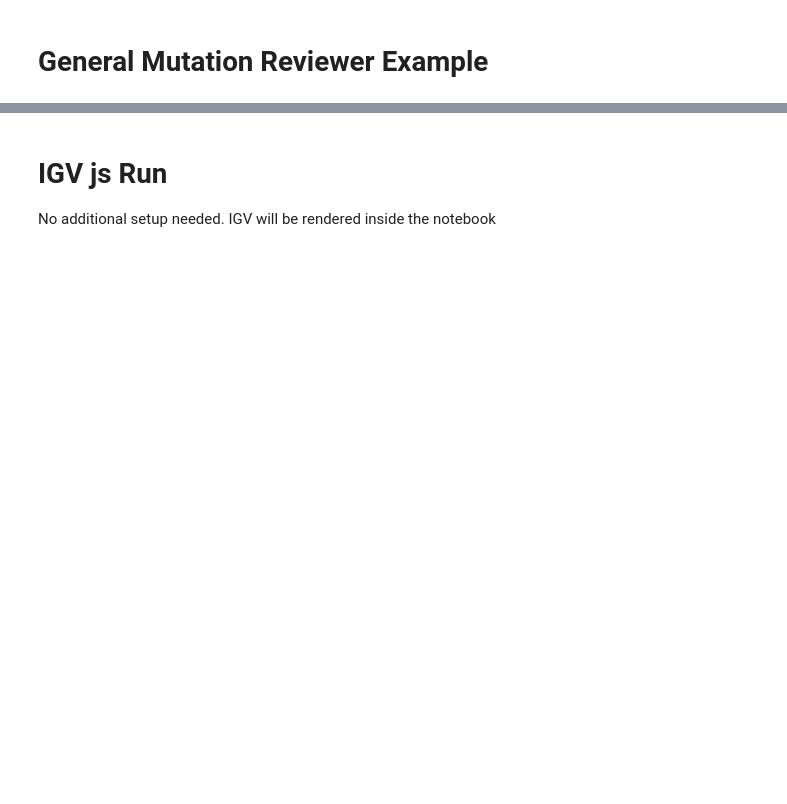
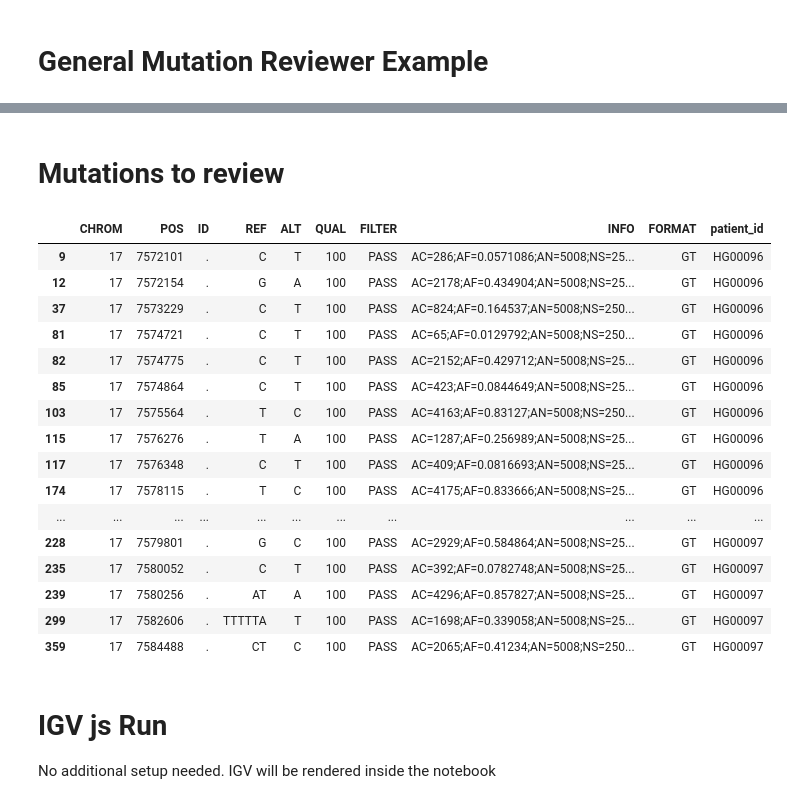
Before and after one commit to getzlab/MutationReviewer, a Jupyter notebook: example_notebooks/Generalized_local_mutation_reviewer_example.ipynb, the cells around one changed output, grey strips where cells are left out. Saved outputs shown, nothing was run; the diff lists cells and outputs as text; code cells hidden in the pictures; blank space fills up the shorter version.

```diff
--- a/example_notebooks/Generalized_local_mutation_reviewer_example.ipynb
+++ b/example_notebooks/Generalized_local_mutation_reviewer_example.ipynb
@@ -30,0 +59,11 @@ review_description = 'Test reviewer'
+# %% [markdown]
+# Mutations to review
+# %%
+header_vcf_path = '../1k_genomes/tp53.vcf.header.txt'
+header = pd.read_csv(header_vcf_path, sep='\t')
+# %%
+vcf_df = pd.read_csv(vcf_path, sep='\t', comment='#', header=None)
+vcf_df.columns = header.columns.tolist()
+vcf_df = vcf_df.rename(columns={'#CHROM': 'CHROM'})
+# %%
+patient_vcf_df = vcf_df[vcf_df[patients].apply(lambda r: r.str.contains('1').any(), axis=1)][vcf_df.columns.tolist()[:9] + patients]
@@ -31,3 +78,23 @@ review_description = 'Test reviewer'
+# %%
+reformat_patient_vcf_df
+# %% [output]
+|  | CHROM | POS | ID | REF | ALT | QUAL | FILTER | INFO | FORMAT | patient_id |
+| 9 | 17 | 7572101 | . | C | T | 100 | PASS | AC=286;AF=0.0571086;AN=5008;NS=25... | GT | HG00096 |
+| 12 | 17 | 7572154 | . | G | A | 100 | PASS | AC=2178;AF=0.434904;AN=5008;NS=25... | GT | HG00096 |
+| 37 | 17 | 7573229 | . | C | T | 100 | PASS | AC=824;AF=0.164537;AN=5008;NS=250... | GT | HG00096 |
+| 81 | 17 | 7574721 | . | C | T | 100 | PASS | AC=65;AF=0.0129792;AN=5008;NS=250... | GT | HG00096 |
+| 82 | 17 | 7574775 | . | C | T | 100 | PASS | AC=2152;AF=0.429712;AN=5008;NS=25... | GT | HG00096 |
+| 85 | 17 | 7574864 | . | C | T | 100 | PASS | AC=423;AF=0.0844649;AN=5008;NS=25... | GT | HG00096 |
+| 103 | 17 | 7575564 | . | T | C | 100 | PASS | AC=4163;AF=0.83127;AN=5008;NS=250... | GT | HG00096 |
+| 115 | 17 | 7576276 | . | T | A | 100 | PASS | AC=1287;AF=0.256989;AN=5008;NS=25... | GT | HG00096 |
+| 117 | 17 | 7576348 | . | C | T | 100 | PASS | AC=409;AF=0.0816693;AN=5008;NS=25... | GT | HG00096 |
+| 174 | 17 | 7578115 | . | T | C | 100 | PASS | AC=4175;AF=0.833666;AN=5008;NS=25... | GT | HG00096 |
+| ... | ... | ... | ... | ... | ... | ... | ... | ... | ... | ... |
+| 228 | 17 | 7579801 | . | G | C | 100 | PASS | AC=2929;AF=0.584864;AN=5008;NS=25... | GT | HG00097 |
+| 235 | 17 | 7580052 | . | C | T | 100 | PASS | AC=392;AF=0.0782748;AN=5008;NS=25... | GT | HG00097 |
+| 239 | 17 | 7580256 | . | AT | A | 100 | PASS | AC=4296;AF=0.857827;AN=5008;NS=25... | GT | HG00097 |
+| 299 | 17 | 7582606 | . | TTTTTA | T | 100 | PASS | AC=1698;AF=0.339058;AN=5008;NS=25... | GT | HG00097 |
+| 359 | 17 | 7584488 | . | CT | C | 100 | PASS | AC=2065;AF=0.41234;AN=5008;NS=250... | GT | HG00097 |
 # %% [markdown]
 # IGV js Run
 
```
Also changed, not shown: parts of 21 cells of this notebook, 1 other file.
